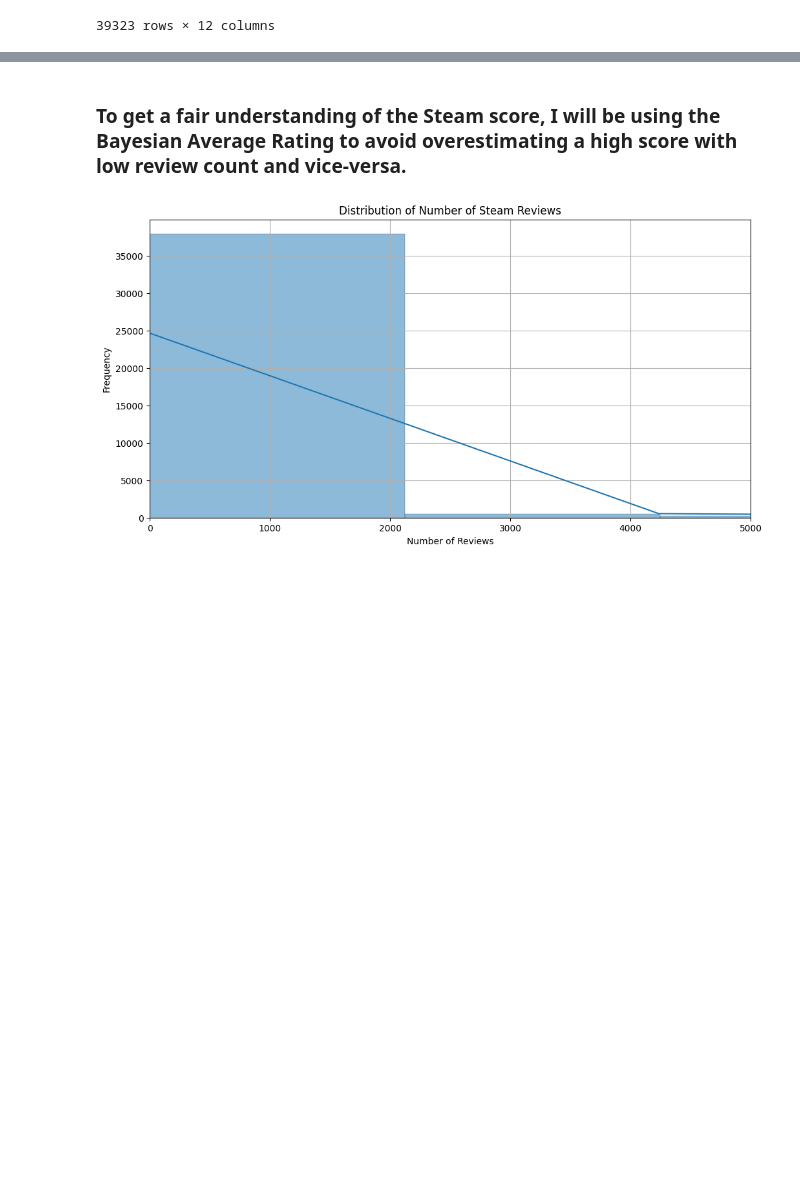
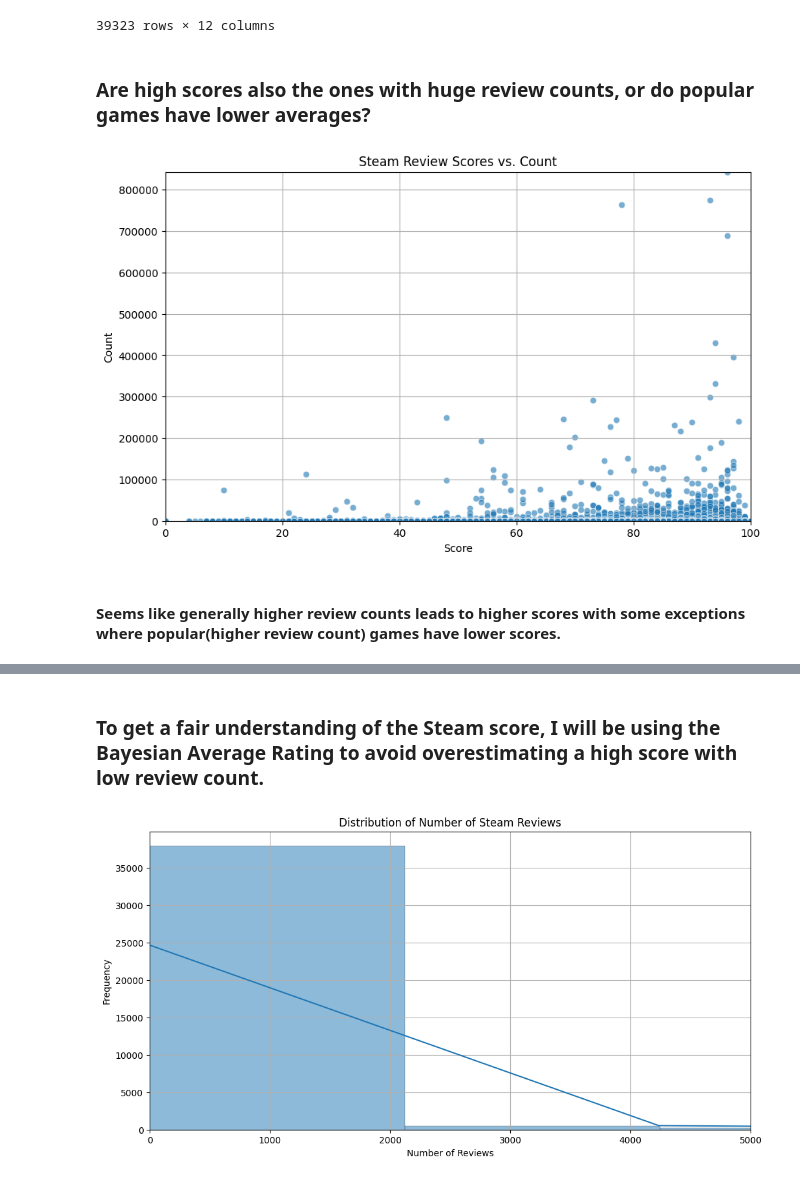
Before and after one commit to faraz1272/steam-discount-forecast, a Jupyter notebook: notebooks/EDA_Experimentation.ipynb, the cells around one changed output, grey strips where cells are left out. Cells and saved outputs as stored; diff of their text form; code cells hidden in the pictures; blank space fills up the shorter version.

```diff
--- a/notebooks/EDA_Experimentation.ipynb
+++ b/notebooks/EDA_Experimentation.ipynb
@@ -294,4 +296,22 @@ game_reviews_steam
 | 53754 | 01919561-88ca-73f4-8123-1b114c928691 | 3188840.0 | Space Memory: Cats | game | 2024-09-10 | 0 | 0 | 01919561-88ca-73f4-8123-1b114c928691 | Steam | 50.0 | ... |
 | 53755 | 0191aab8-da1b-7047-86be-bf0466fd99fc | 3195690.0 | Sexy Memory Puzzle - Gay Gym | game | 2024-09-06 | 0 | 1 | 0191aab8-da1b-7047-86be-bf0466fd99fc | Steam | 100.0 | ... |
 39323 rows × 12 columns
+# %% [markdown]
+### Are high scores also the ones with huge review counts, or do popular games have lower averages?
+# %%
+# scatter plot between score and count
+
+plt.figure(figsize=(10, 6))
+sns.scatterplot(data=game_reviews_steam, x='score', y='count', alpha=0.6)
+plt.title('Steam Review Scores vs. Count')
+plt.xlabel('Score')
+plt.ylabel('Count')
+plt.xlim(0, 100)
+plt.ylim(0, game_reviews_steam['count'].max() + 100)
+plt.grid()
+plt.show()
+# %% [output]
+[figure, added]
+# %% [markdown]
+#### Seems like generally higher review counts leads to higher scores with some exceptions where popular(higher review count) games have lower scores.
 # %%
@@ -312,7 +334,7 @@ game_reviews_steam
 | 53755 | 0191aab8-da1b-7047-86be-bf0466fd99fc | 3195690.0 | Sexy Memory Puzzle - Gay Gym | game | 2024-09-06 | 0 | 1 | 0191aab8-da1b-7047-86be-bf0466fd99fc | Steam | 100.0 | ... |
 39323 rows × 13 columns
 # %% [markdown]
-### To get a fair understanding of the Steam score, I will be using the Bayesian Average Rating to avoid overestimating a high score with low review count and vice-versa.
+### To get a fair understanding of the Steam score, I will be using the Bayesian Average Rating to avoid overestimating a high score with low review count.
 # %%
 # Number of reviews distribution to get the value of the smoothing parameter(k) for Bayesian average
 
```
Also changed, not shown: parts of 33 cells of this notebook.
